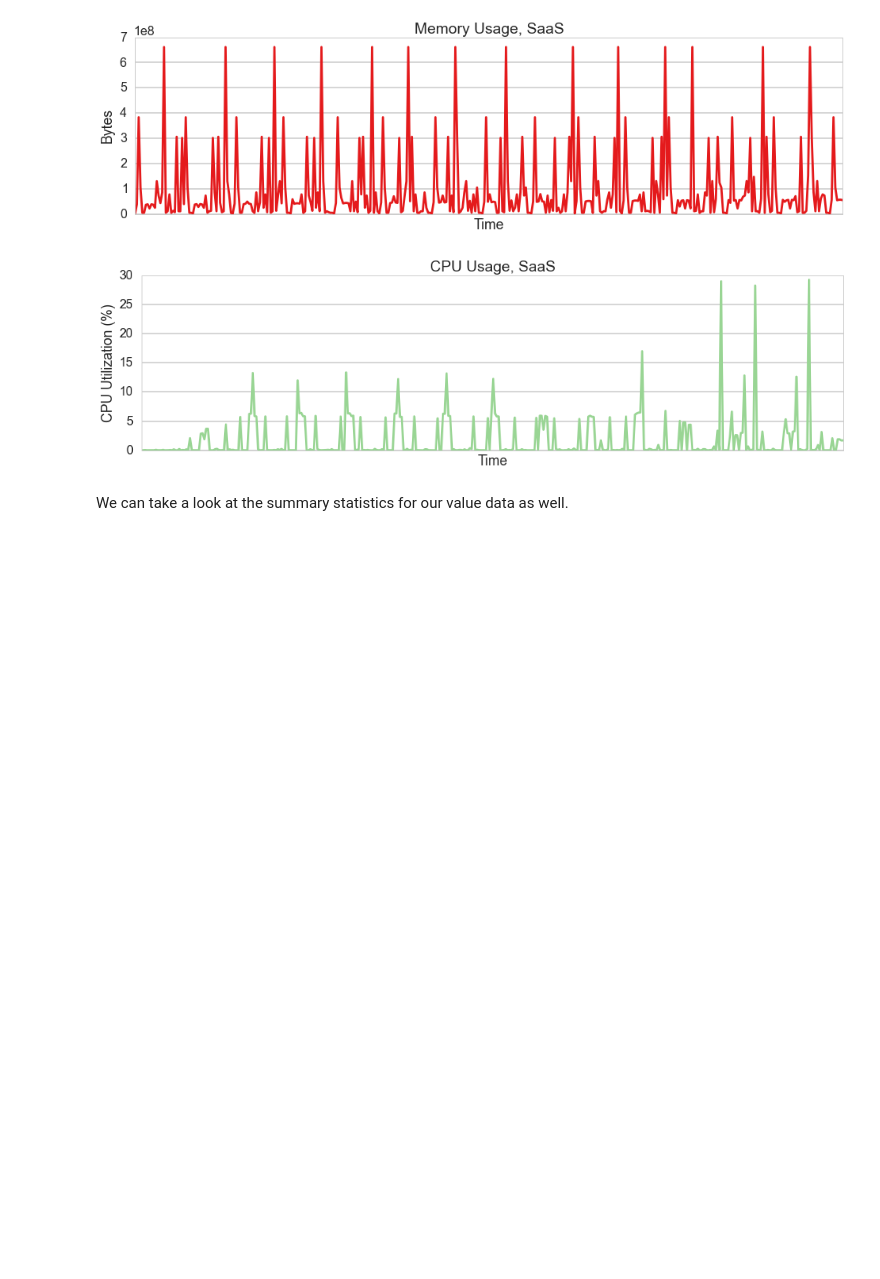
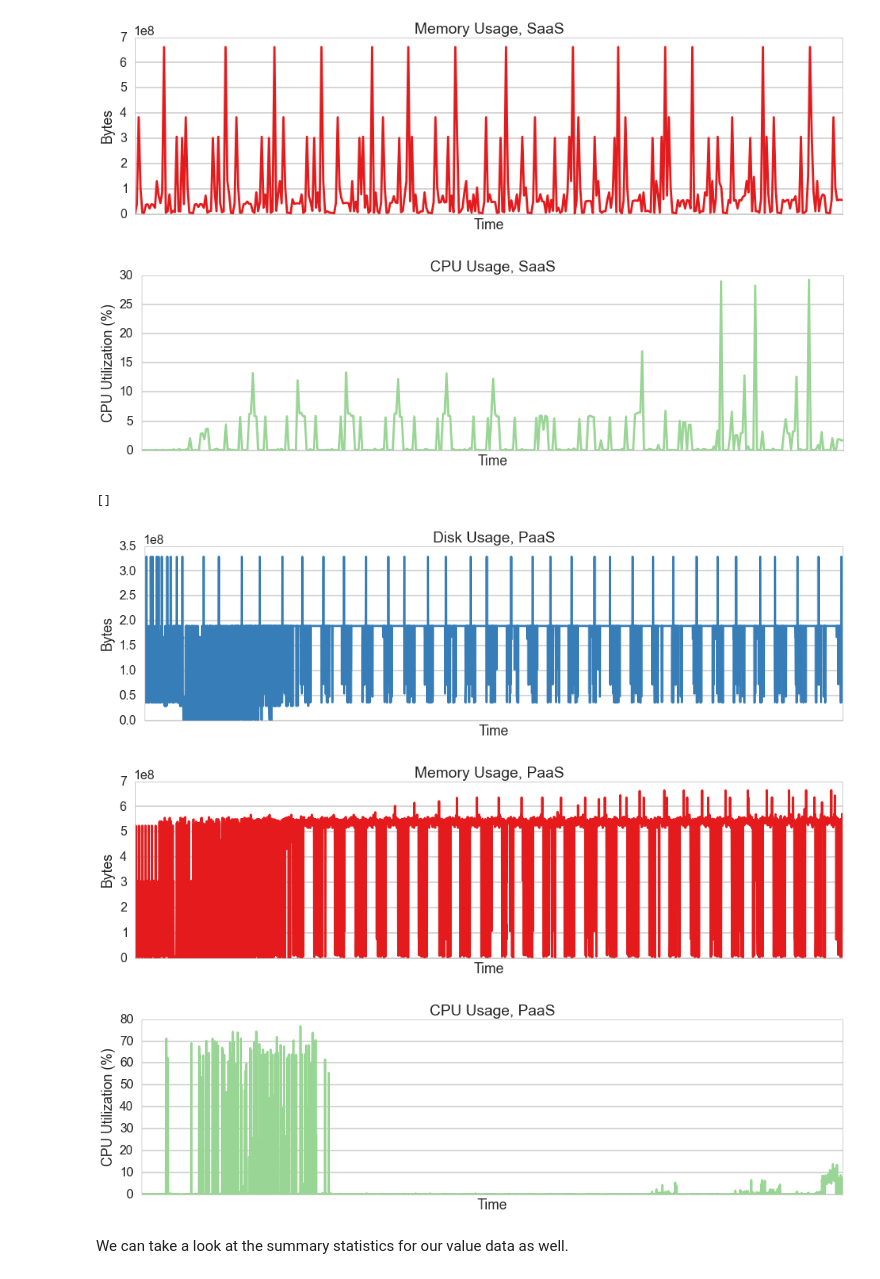
Before and after one commit to harvard-team-pivot/elastic-compute, a Jupyter notebook: elasticCompute.ipynb, the cells around one changed output. Cells and saved outputs as stored; diff of their text form; code cells hidden in the pictures; blank space fills up the shorter version.

```diff
--- a/elasticCompute.ipynb
+++ b/elasticCompute.ipynb
@@ -75,6 +75,7 @@ container_IaaS_data=open('data/ContainerMetricIaaS.txt').read()
 container_PaaS_data=open('data/ContainerMetricPaaS.txt').read()
 container_SaaS_data=open('data/ContainerMetricSaas.txt').read()
 large_container_SaaS_data=open('data/ContainerMetricSaaS2.txt').read()
+large_container_PaaS_data=open('data/ContainerMetricPaaS2.txt').read()
 value_IaaS_data=open('data/valueMetricIaaS.txt').read()
 value_PaaS_data=open('data/valueMetricPaaS.txt').read()
 value_SaaS_data=open('data/valueMetricSaaS.txt').read()
@@ -431,6 +439,33 @@ ax2.get_xaxis().set_ticks([])
 [figure]
 [figure]
 [figure]
+# %%
+fig0, axes0 = plt.subplots(nrows=1, ncols=1, figsize=(16, 4))
+fig1, axes1 = plt.subplots(nrows=1, ncols=1, figsize=(16, 4))
+fig2, axes2 = plt.subplots(nrows=1, ncols=1, figsize=(16, 4))
+
+ax = sns.tsplot(large_container_PaaSDF.disk_bytes, color = "#377eb8", ax = axes0)
+ax.set_title("Disk Usage, PaaS")
+ax.set_ylabel("Bytes")
+ax.set_xlabel("Time")
+ax.get_xaxis().set_ticks([])
+
+ax1 = sns.tsplot(large_container_PaaSDF.memory_bytes, color = "#e41a1c", ax = axes1)
+ax1.set_title("Memory Usage, PaaS")
+ax1.set_ylabel("Bytes")
+ax1.set_xlabel("Time")
+ax1.get_xaxis().set_ticks([])
+
+ax2 = sns.tsplot(large_container_PaaSDF.cpu_percentage, color = "#99d594", ax = axes2)
+ax2.set_title("CPU Usage, PaaS")
+ax2.set_ylabel("CPU Utilization (%)")
+ax2.set_xlabel("Time")
+ax2.get_xaxis().set_ticks([])
+# %% [output]
+[]
+[figure, added]
+[figure, added]
+[figure, added]
 # %% [markdown]
 We can take a look at the summary statistics for our value data as well.
 # %%
```
Also changed, not shown: parts of 16 cells of this notebook.
